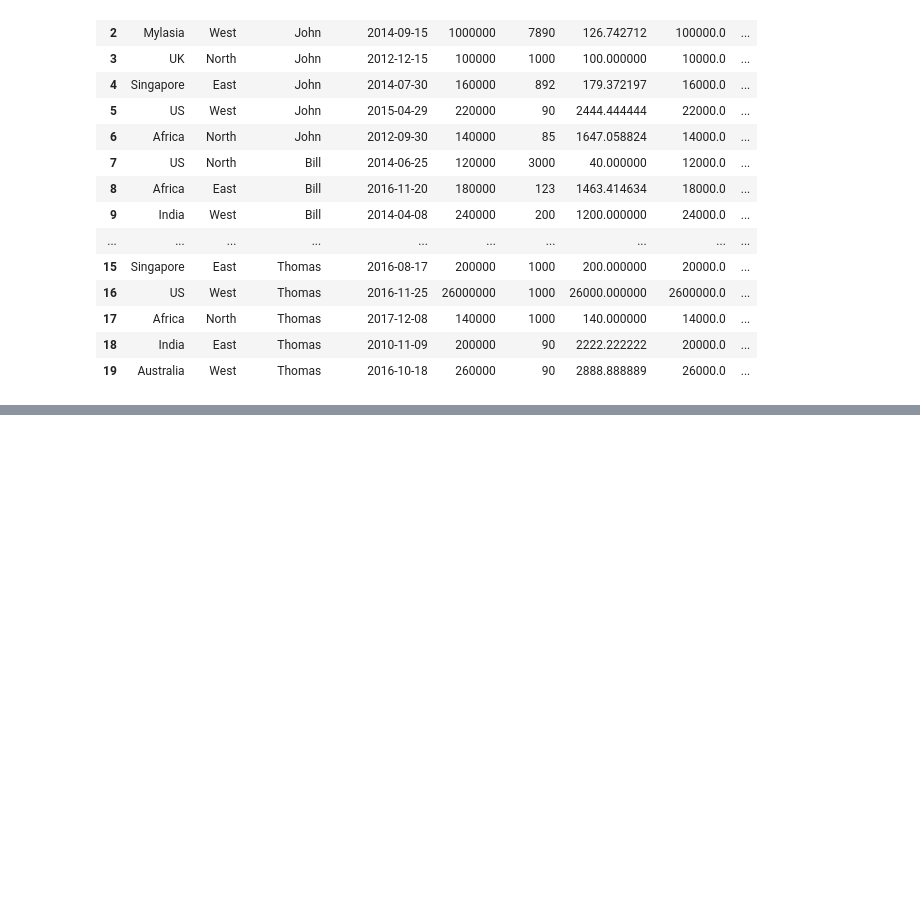
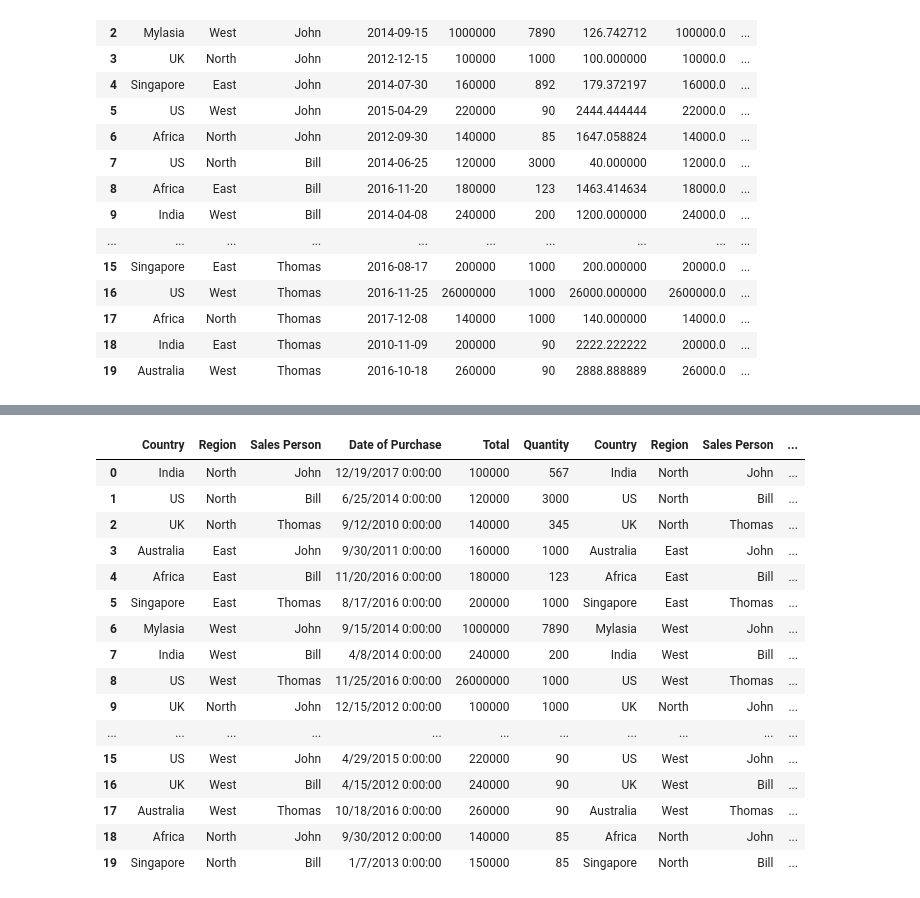
Before and after one commit to Gokulvasan-V/pandas, a Jupyter notebook: Guvi_pandas_3.ipynb, the cells around one changed output, grey strips where cells are left out. Drawn from its saved outputs; the diff is of its cells as text; code cells hidden in the pictures; blank space fills up the shorter version.

```diff
--- a/Guvi_pandas_3.ipynb
+++ b/Guvi_pandas_3.ipynb
@@ -163,0 +236,6 @@ df.merge(new_df, left_on = 'Sales Person', right_on = 'Employee Name')
+# %%
+path = '/content/drive/MyDrive/Colab Notebooks/Guvi_python/Guvi Premium courses/Pandas/Dataset/sales_information.csv'
+df = pd.read_csv(path)
+# %%
+New_df = df.copy()
+New_df.head()
@@ -163,0 +249,5 @@ df.merge(new_df, left_on = 'Sales Person', right_on = 'Employee Name')
+# %%
+New_df_1 = df.copy()
+New_df_2 = df.copy()
+New_df_3 = df.copy()
+New_df_4 = df.copy()
@@ -163,0 +295,21 @@ df.merge(new_df, left_on = 'Sales Person', right_on = 'Employee Name')
+# %%
+# Column wise concatenation
+pd.concat([New_df, New_df_1, New_df_2], axis = 1)
+# %% [output]
+|  | Country | Region | Sales Person | Date of Purchase | Total | Quantity | Country | Region | Sales Person | ... |
+| 0 | India | North | John | 12/19/2017 0:00:00 | 100000 | 567 | India | North | John | ... |
+| 1 | US | North | Bill | 6/25/2014 0:00:00 | 120000 | 3000 | US | North | Bill | ... |
+| 2 | UK | North | Thomas | 9/12/2010 0:00:00 | 140000 | 345 | UK | North | Thomas | ... |
+| 3 | Australia | East | John | 9/30/2011 0:00:00 | 160000 | 1000 | Australia | East | John | ... |
+| 4 | Africa | East | Bill | 11/20/2016 0:00:00 | 180000 | 123 | Africa | East | Bill | ... |
+| 5 | Singapore | East | Thomas | 8/17/2016 0:00:00 | 200000 | 1000 | Singapore | East | Thomas | ... |
+| 6 | Mylasia | West | John | 9/15/2014 0:00:00 | 1000000 | 7890 | Mylasia | West | John | ... |
+| 7 | India | West | Bill | 4/8/2014 0:00:00 | 240000 | 200 | India | West | Bill | ... |
+| 8 | US | West | Thomas | 11/25/2016 0:00:00 | 26000000 | 1000 | US | West | Thomas | ... |
+| 9 | UK | North | John | 12/15/2012 0:00:00 | 100000 | 1000 | UK | North | John | ... |
+| ... | ... | ... | ... | ... | ... | ... | ... | ... | ... | ... |
+| 15 | US | West | John | 4/29/2015 0:00:00 | 220000 | 90 | US | West | John | ... |
+| 16 | UK | West | Bill | 4/15/2012 0:00:00 | 240000 | 90 | UK | West | Bill | ... |
+| 17 | Australia | West | Thomas | 10/18/2016 0:00:00 | 260000 | 90 | Australia | West | Thomas | ... |
+| 18 | Africa | North | John | 9/30/2012 0:00:00 | 140000 | 85 | Africa | North | John | ... |
+| 19 | Singapore | North | Bill | 1/7/2013 0:00:00 | 150000 | 85 | Singapore | North | Bill | ... |
```
Also changed, not shown: parts of 15 cells of this notebook.
